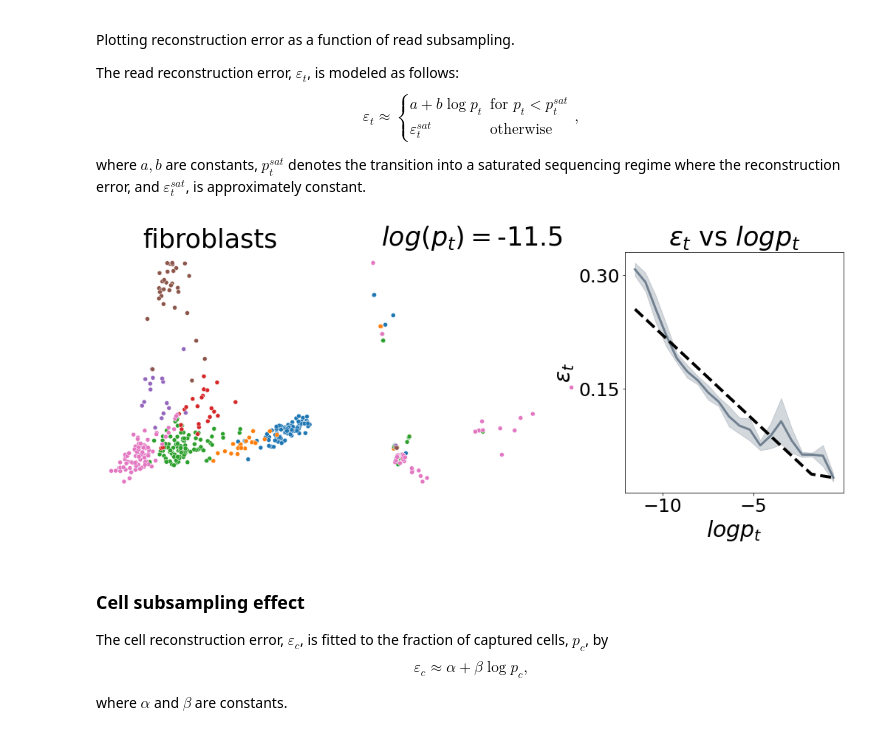
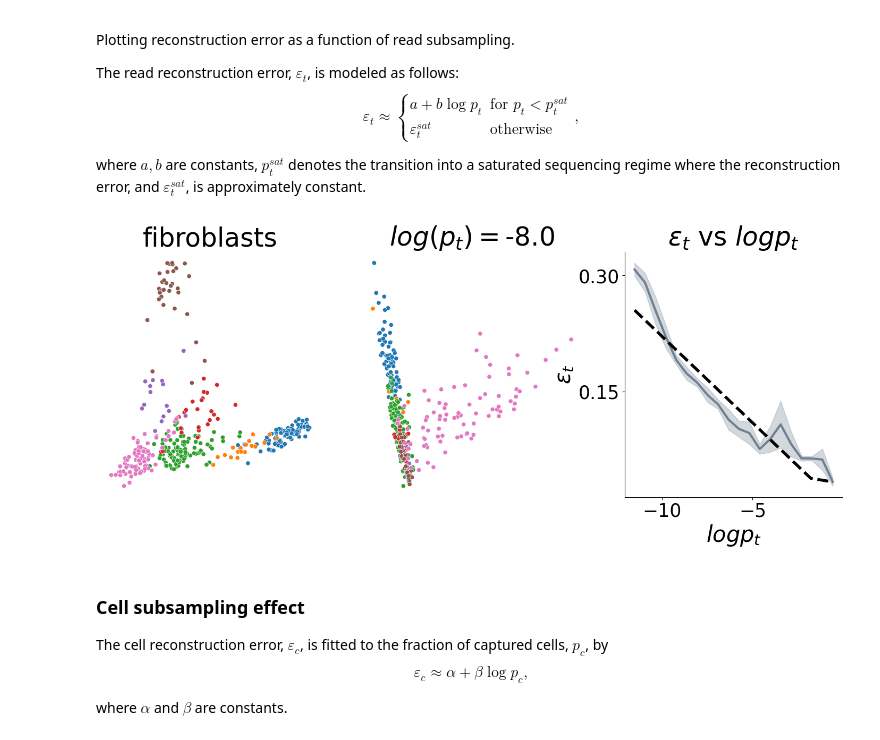
Before and after one commit to nitzanlab/trajectory_reconstruction_tradeoff, a Jupyter notebook: notebooks/reconstruction_results.ipynb, the cells around one changed output. Cells and saved outputs as stored; diff of their text form; code cells hidden in the pictures.

```diff
--- a/notebooks/reconstruction_results.ipynb
+++ b/notebooks/reconstruction_results.ipynb
@@ -63,27 +62,27 @@ where $a, b$ are constants, $p_t^{sat}$ denotes the transition into a saturated
 # %%
 # plot read subsampling trend
 L_read = T.io.read_output(dataset, outdir=outdir, sample='reads')
 
 ncols =  3
 nrows = 1
 fig, ax = plt.subplots(nrows, ncols, figsize=(6 * ncols, 6 * nrows))
 
 # plotting true and an instance of subsampled trajectory
-pt = L_read['pt'].min()
-sX, psX, lsX, psD, sD, psP, ix, pca = traj.subsample(pc=1, pt=pt)
+pt = np.exp(-8.0)
+sX, psX, lsX, psD, sD, sn_neighbors, psP, ix, pca = traj.subsample(pc=1, pt=pt)
 stitle = read_title(pt)
 T.pl.plot_project_pca2d(traj.pX, meta=traj.meta, ax=ax[0], title=title, legend=False, palette=palette)
 T.pl.plot_project_pca2d(psX, meta=traj.meta.loc[ix], ax=ax[1], title=stitle, legend=False, palette=palette)
 
 # compute and plot read subsampling model
 xcol = read_fit
 xlabel = r'$log p_t$'
 ycol = err_fit
 ylabel = r'$\varepsilon_t$'
 groupby = 'pt'
 model_read = T.pl.plot_tradeoff(L_read, xcol=xcol, ycol=ycol, ylabel=ylabel, xlabel=xlabel, ax=ax[2], groupby=groupby, add_fit=True, model_type='saturation')
 # %% [output]
-[figure, old version]
+[figure, new version]
 # %% [markdown]
 ### Cell subsampling effect
 
```
Also changed, not shown: parts of 5 cells of this notebook, 16 other files.
